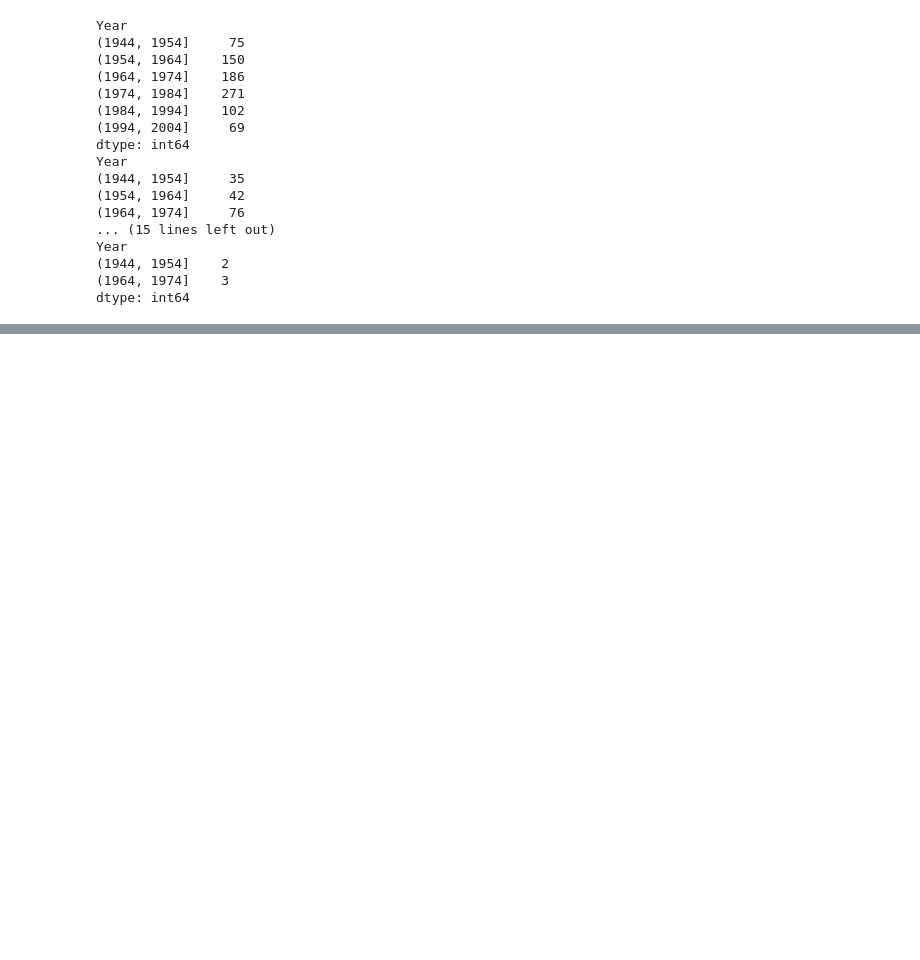
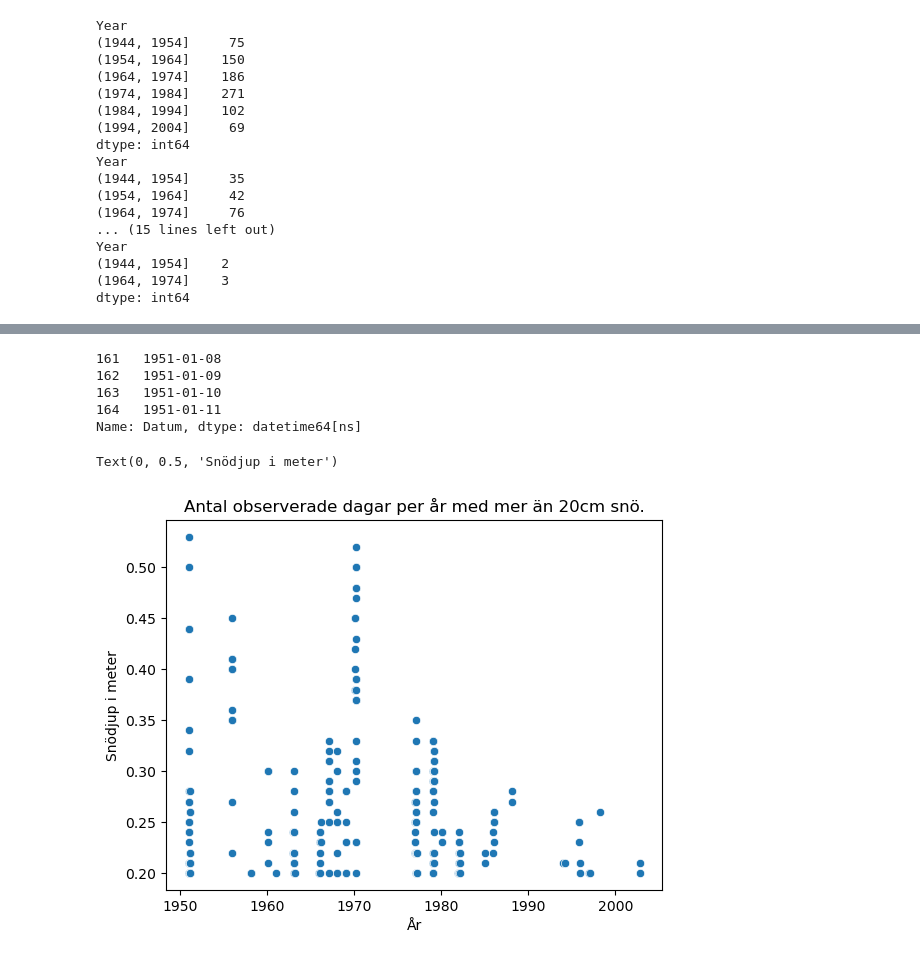
Before and after one commit to msteele919/projectwork, a Jupyter notebook: Kristoffer/plotting_snow.ipynb, the cells around one changed output, grey strips where cells are left out. Saved outputs shown, nothing was run; the diff lists cells and outputs as text; code cells hidden in the pictures; blank space fills up the shorter version.

```diff
--- a/Kristoffer/plotting_snow.ipynb
+++ b/Kristoffer/plotting_snow.ipynb
@@ -192,0 +213,17 @@ dtype: int64
+# %%
+sno40[sno40.Year.apply(lambda x: 1944 <= x <= 1954)].Datum
+# %% [output]
+161   1951-01-08
+162   1951-01-09
+163   1951-01-10
+164   1951-01-11
+Name: Datum, dtype: datetime64[ns]
+# %%
+sns.scatterplot(data=sno20, x='Datum', y='Snödjup')
+plt.title('Antal observerade dagar per år med mer än 20cm snö.')
+plt.xlabel('År')
+plt.ylabel('Snödjup i meter')
+# plt.savefig("../plottar/dagarmedsnoover20cm.png")
+# %% [output]
+Text(0, 0.5, 'Snödjup i meter')
+[figure, added]
```
Also changed, not shown: parts of 1 cell of this notebook, 3 other files.
